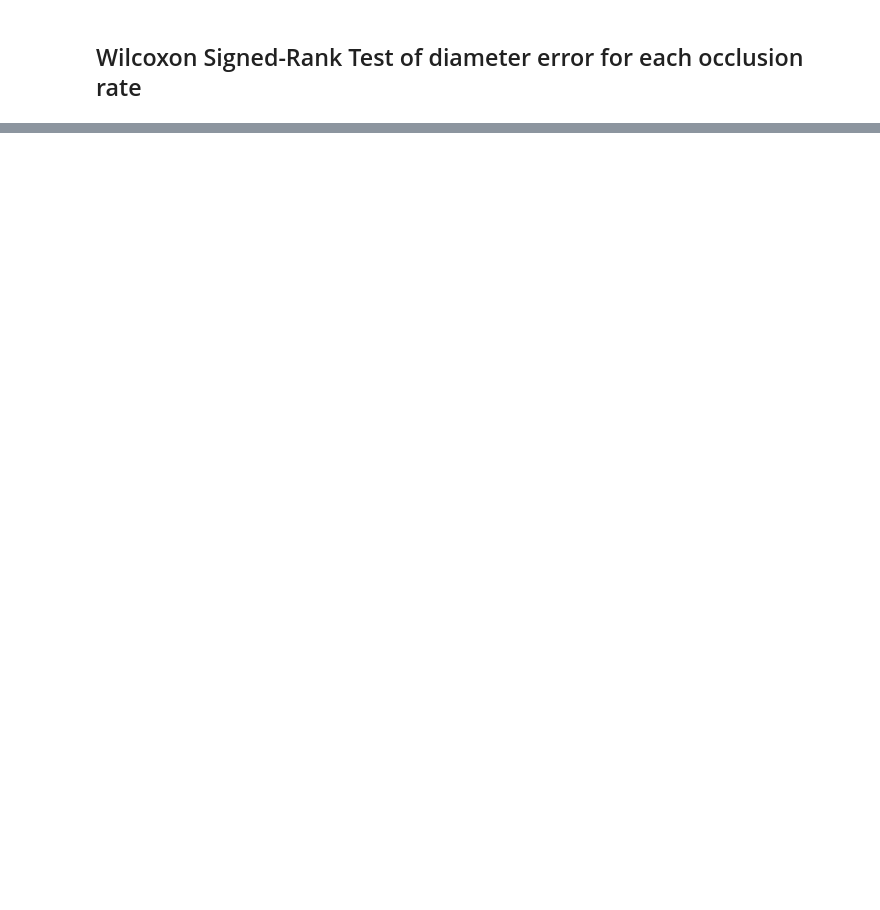
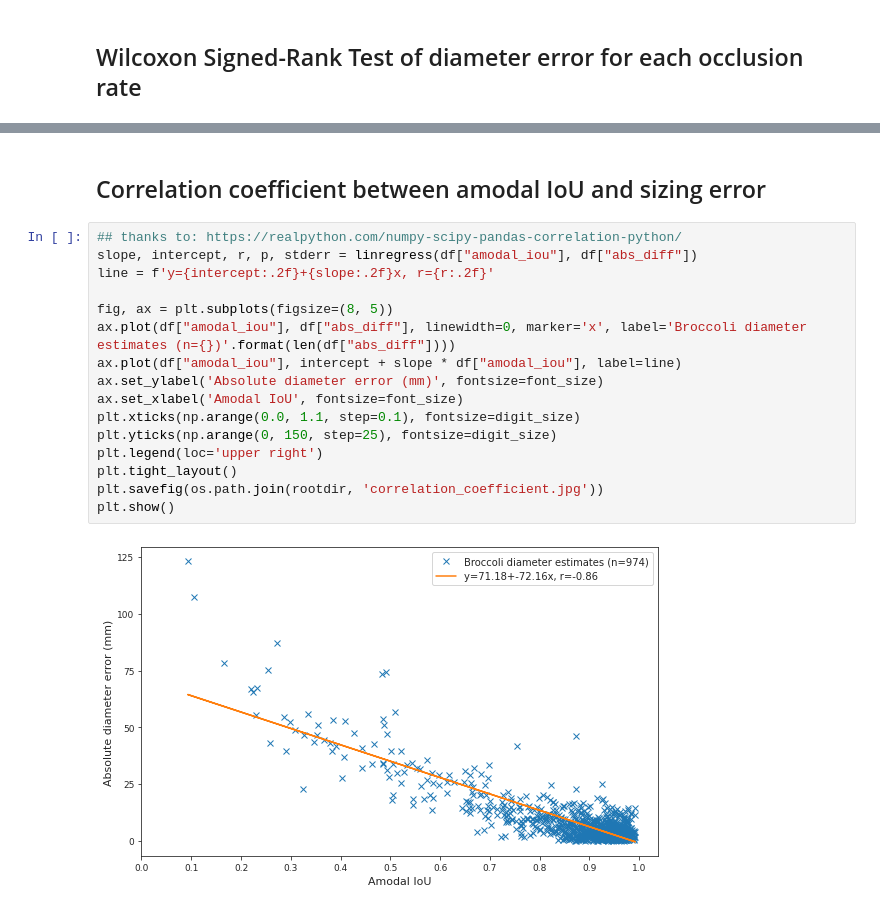
Before and after one commit to pieterblok/sizecnn, a Jupyter notebook: utils/statistics_and_visualize_results_from_the_two_methods.ipynb, the cells around one changed output, grey strips where cells are left out. Cells and saved outputs as stored; diff of their text form; blank space fills up the shorter version.

```diff
--- a/utils/statistics_and_visualize_results_from_the_two_methods.ipynb
+++ b/utils/statistics_and_visualize_results_from_the_two_methods.ipynb
@@ -688,0 +922,20 @@ The P-values lower than 0.05 indicate that the tested distributions are signific
+# %% [markdown]
+## Correlation coefficient between amodal IoU and sizing error
+# %%
+## thanks to: https://realpython.com/numpy-scipy-pandas-correlation-python/
+slope, intercept, r, p, stderr = linregress(df["amodal_iou"], df["abs_diff"])
+line = f'y={intercept:.2f}+{slope:.2f}x, r={r:.2f}'
+
+fig, ax = plt.subplots(figsize=(8, 5))
+ax.plot(df["amodal_iou"], df["abs_diff"], linewidth=0, marker='x', label='Broccoli diameter estimates (n={})'.format(len(df["abs_diff"])))
+ax.plot(df["amodal_iou"], intercept + slope * df["amodal_iou"], label=line)
+ax.set_ylabel('Absolute diameter error (mm)', fontsize=font_size)
+ax.set_xlabel('Amodal IoU', fontsize=font_size)
+plt.xticks(np.arange(0.0, 1.1, step=0.1), fontsize=digit_size)
+plt.yticks(np.arange(0, 150, step=25), fontsize=digit_size)
+plt.legend(loc='upper right')
+plt.tight_layout()
+plt.savefig(os.path.join(rootdir, 'correlation_coefficient.jpg'))
+plt.show()
+# %% [output]
+[figure, added]
```
Also changed, not shown: parts of 19 cells of this notebook, 2 other files.
